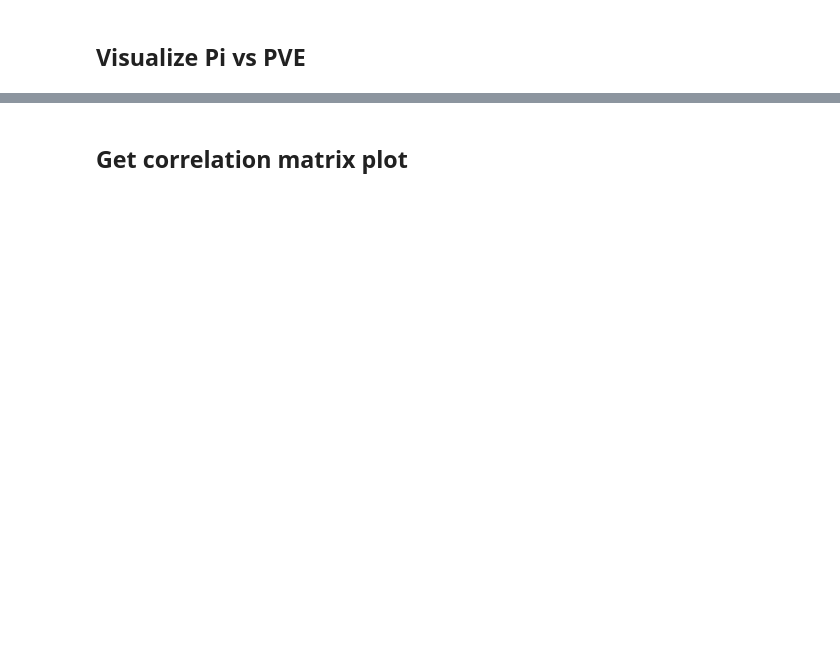
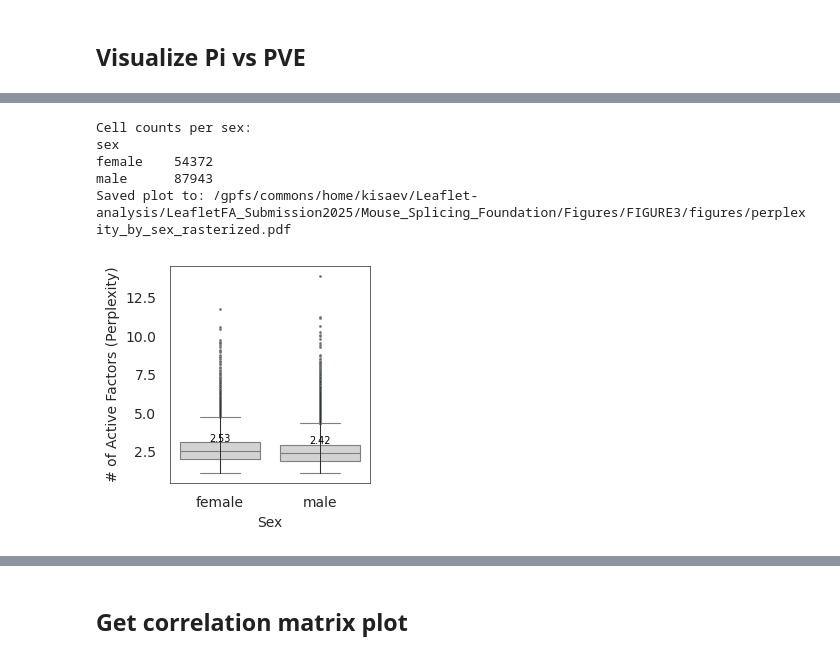
Before and after one commit to daklab/Leaflet-analysis, a Jupyter notebook: LeafletFA_Submission2025/Mouse_Splicing_Foundation/Figures/FIGURE3/MOUSE_FIGURE_PLOTS.ipynb, the cells around one changed output, grey strips where cells are left out. Cells and saved outputs as stored; diff of their text form; code cells hidden in the pictures; blank space fills up the shorter version.

```diff
--- a/LeafletFA_Submission2025/Mouse_Splicing_Foundation/Figures/FIGURE3/MOUSE_FIGURE_PLOTS.ipynb
+++ b/LeafletFA_Submission2025/Mouse_Splicing_Foundation/Figures/FIGURE3/MOUSE_FIGURE_PLOTS.ipynb
@@ -740,4 +844,9 @@ plt.show()
 # %%
+# Print n per sex group
+n_per_sex = splice_adata.obs["sex"].value_counts().sort_index()
+print("Cell counts per sex:")
+print(n_per_sex.to_string())
+
 plt.figure(figsize=(3, 3))
 
 # Boxplot: keep as vector
@@ -771,33 +880,40 @@ medians = (
     .groupby("sex", observed=True)["perplexity"]
     .median()
 )
 for i, (age, median_val) in enumerate(medians.items()):
     plt.text(
         x=i,
         y=median_val + 0.5,
         s=f"{median_val:.2f}",
         ha='center',
         va='bottom',
         fontsize=7,
         color='black'
     )
 
 # Formatting
 plt.xlabel("Sex", fontsize=10)
 plt.ylabel("# of Active Factors (Perplexity)", fontsize=10)
 plt.xticks(fontsize=10)
 plt.yticks(fontsize=10)
 
 for spine in plt.gca().spines.values():
     spine.set_linewidth(0.5)
 
 plt.tight_layout()
 
 # Save to PDF with rasterized points
 output_path = f"{OUTPUT_DIR}/perplexity_by_sex_rasterized.pdf"
 plt.savefig(output_path, bbox_inches='tight', dpi=300)
 print(f"Saved plot to: {output_path}")
 plt.show()
+# %% [output]
+Cell counts per sex:
+sex
+female    54372
+male      87943
+Saved plot to: /gpfs/commons/home/kisaev/Leaflet-analysis/LeafletFA_Submission2025/Mouse_Splicing_Foundation/Figures/FIGURE3/figures/perplexity_by_sex_rasterized.pdf
+[figure, added]
 # %%
 from scipy.stats import mannwhitneyu, ttest_ind
 
```
Also changed, not shown: parts of 42 cells of this notebook, 39 other files.
